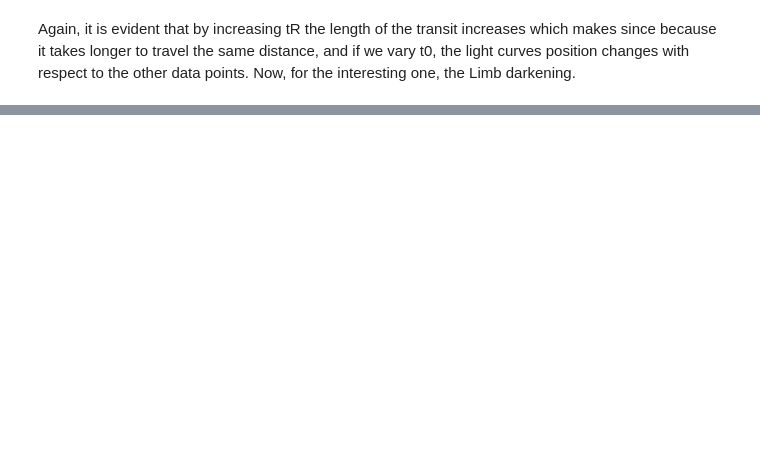
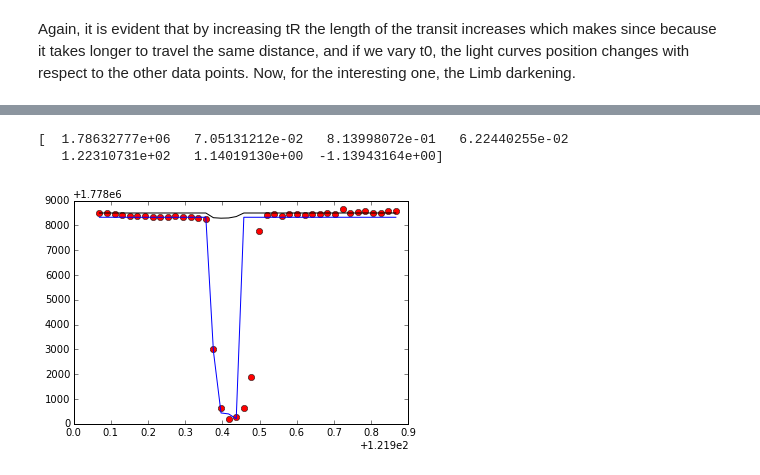
Before and after one commit to joshm73/pythonIntro, a Jupyter notebook: Intro.ipynb, the cells around one changed output, grey strips where cells are left out. Cells and saved outputs as stored; diff of their text form; code cells hidden in the pictures; blank space fills up the shorter version.

```diff
--- a/Intro.ipynb
+++ b/Intro.ipynb
@@ -399,0 +386,4 @@ Now, as we can see when u1 = u2 = 0 and there is no Limb darkening, after the pl
+# %%
+time_one = np.array(time_one)
+flux_one = np.array(flux_one)
+dflux_one = np.array(dflux_one)
@@ -399,0 +411,13 @@ Now, as we can see when u1 = u2 = 0 and there is no Limb darkening, after the pl
+# %%
+plt.errorbar(time_one, flux_one, dflux_one, fmt = "ro")
+model = guess[0] * ModLC(time_one, guess[1], guess[2], guess[3], guess[4], guess[5], guess[6])
+plt.plot(time_one, model, "k-")
+
+model = results[0] * ModLC(time_one, results[1], results[2], results[3], results[4], results[5], results[6])
+plt.plot(time_one, model, "b-")
+
+print results
+# %% [output]
+[  1.78632777e+06   7.05131212e-02   8.13998072e-01   6.22440255e-02
+   1.22310731e+02   1.14019130e+00  -1.13943164e+00]
+[figure, added]
```
Also changed, not shown: parts of 11 cells of this notebook.
